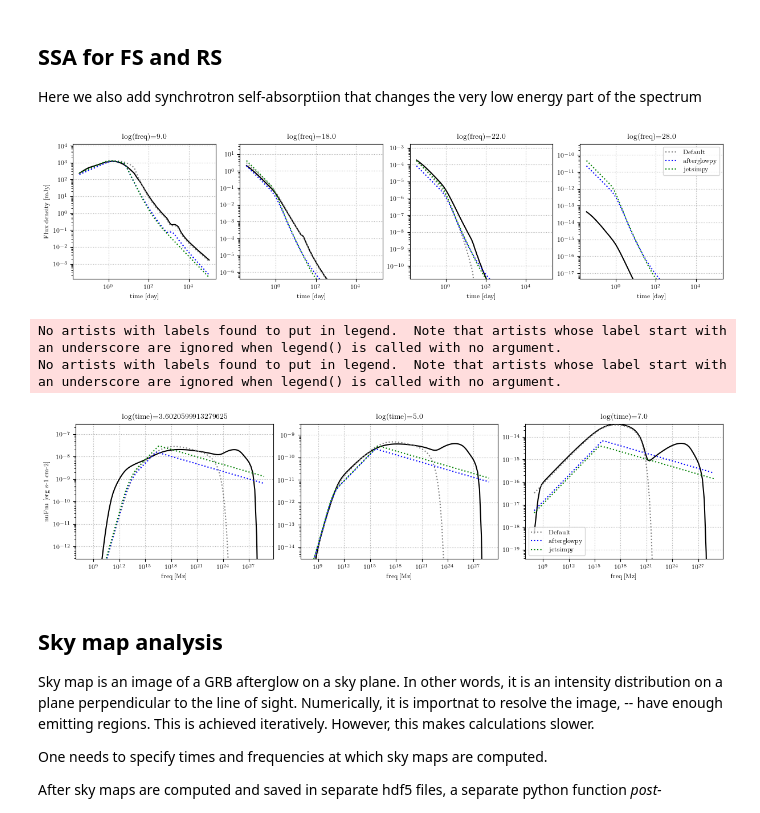
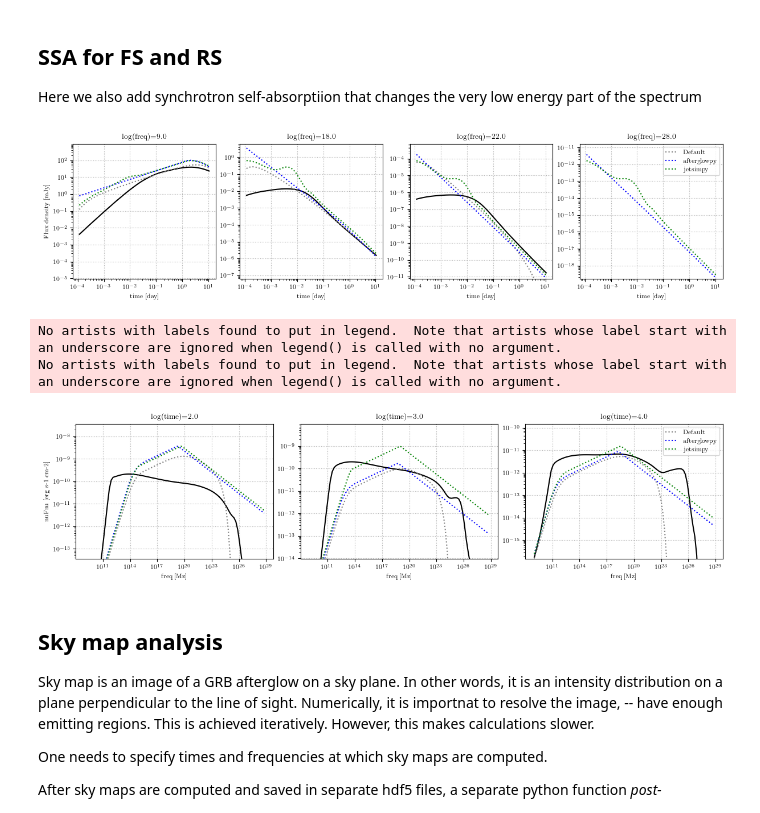
Before and after one commit to vsevolodnedora/PyBlastAfterglowMag, a Jupyter notebook: notebooks/grb_afterglow/tophat_jet.ipynb, the cells around one changed output. Saved outputs shown, nothing was run; the diff lists cells and outputs as text; code cells hidden in the pictures.

```diff
--- a/notebooks/grb_afterglow/tophat_jet.ipynb
+++ b/notebooks/grb_afterglow/tophat_jet.ipynb
@@ -76,9 +78,9 @@ working_dir = os.getcwd() + '/tmp/' # default working directory
 pba_run = run_grb(
     working_dir=working_dir, # directory to save/load from simulation data
     P=P,                     # all parameters
-    run=False,                # run code itself (if False, it will try to load results)
+    run=True,                # run code itself (if False, it will try to load results)
     path_to_cpp="/home/vsevolod/Work/GIT/GitHub/PyBlastAfterglowMag/src/pba.out",
-    loglevel="info",
+    loglevel="err",
     process_skymaps=False
 )
 clear_output(wait=False)
@@ -426,8 +511,8 @@ P_fsrs["grb"]["do_rs"] = "yes" # from none -> numeric
 P_fsrs["grb"]["bw_type"] = "fsrs" # from none -> numeric
 
 # Microphsyics for reverse shock
-P_fsrs["grb"]["eps_e_rs"] = 0.1
-P_fsrs["grb"]["eps_b_rs"] = 0.01
+P_fsrs["grb"]["eps_e_rs"] = 0.01
+P_fsrs["grb"]["eps_b_rs"] = 0.001
 P_fsrs["grb"]["p_rs"] = 2.2
 
 working_dir = os.getcwd() + '/tmp_fsrs_ssa_ssc_pp/' # new working directory for clarity
@@ -438,18 +523,18 @@ pba_run_fsrs_ssa_ssc_pp = run_grb(
     P=P_fsrs,                     # all parameters
     run=True,                # run code itself (if False, it will try to load results)
     path_to_cpp="/home/vsevolod/Work/GIT/GitHub/PyBlastAfterglowMag/src/pba.out",
-    loglevel="info",
+    loglevel="err",
     process_skymaps=False
 )
 clear_output(wait=False)
 # %%
 plot_lcs(ejecta=pba_run_fsrs_ssa_ssc_pp.GRB,ejecta_def=pba_run.GRB,freqs=(1e9, 1e18, 1e22, 1e28),afgpy=afgpy,jetpy=jetpy)
-plot_spectra(ejecta=pba_run_fsrs_ssa_ssc_pp.GRB,ejecta_def=pba_run.GRB,times=(4e3, 1e5, 1e7),afgpy=afgpy,jetpy=jetpy)
+plot_spectra(ejecta=pba_run_fsrs_ssa_ssc_pp.GRB,ejecta_def=pba_run.GRB,times=(100, 1000, 1e4),afgpy=afgpy,jetpy=jetpy)
 # %% [output]
-[figure, old version]
+[figure, new version]
 No artists with labels found to put in legend.  Note that artists whose label start with an underscore are ignored when legend() is called with no argument.
 No artists with labels found to put in legend.  Note that artists whose label start with an underscore are ignored when legend() is called with no argument.
-[figure, old version]
+[figure, new version]
 # %% [markdown]
 ## Sky map analysis
 
```
Also changed, not shown: parts of 12 cells of this notebook, 1 other file.
